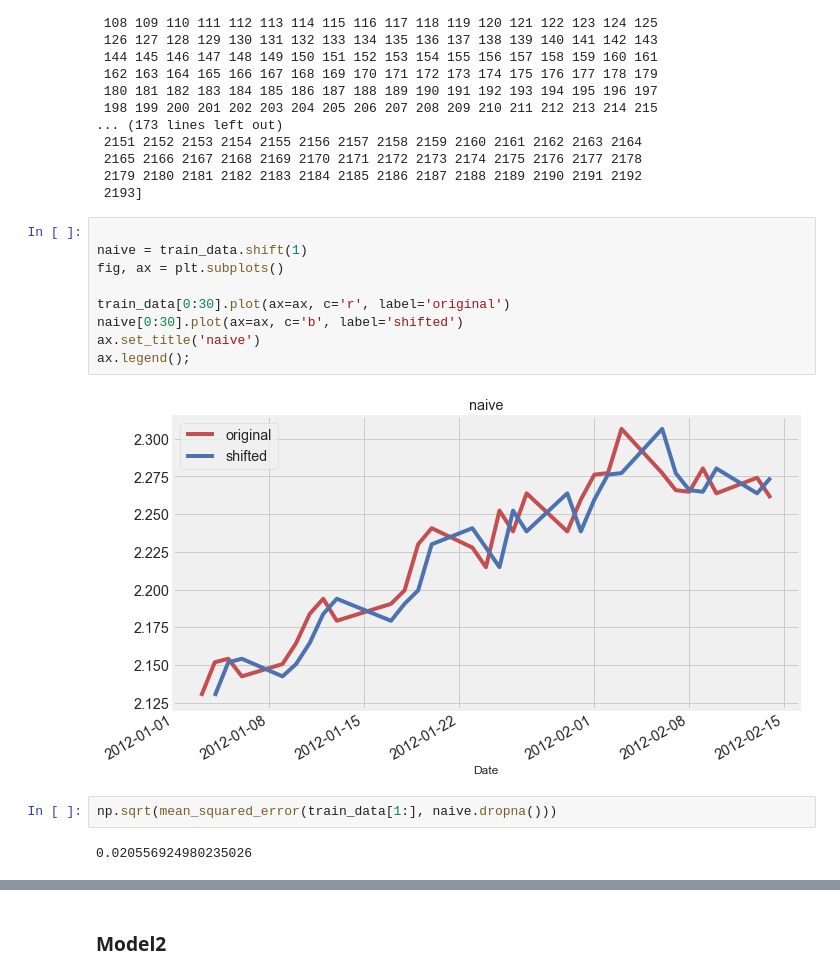
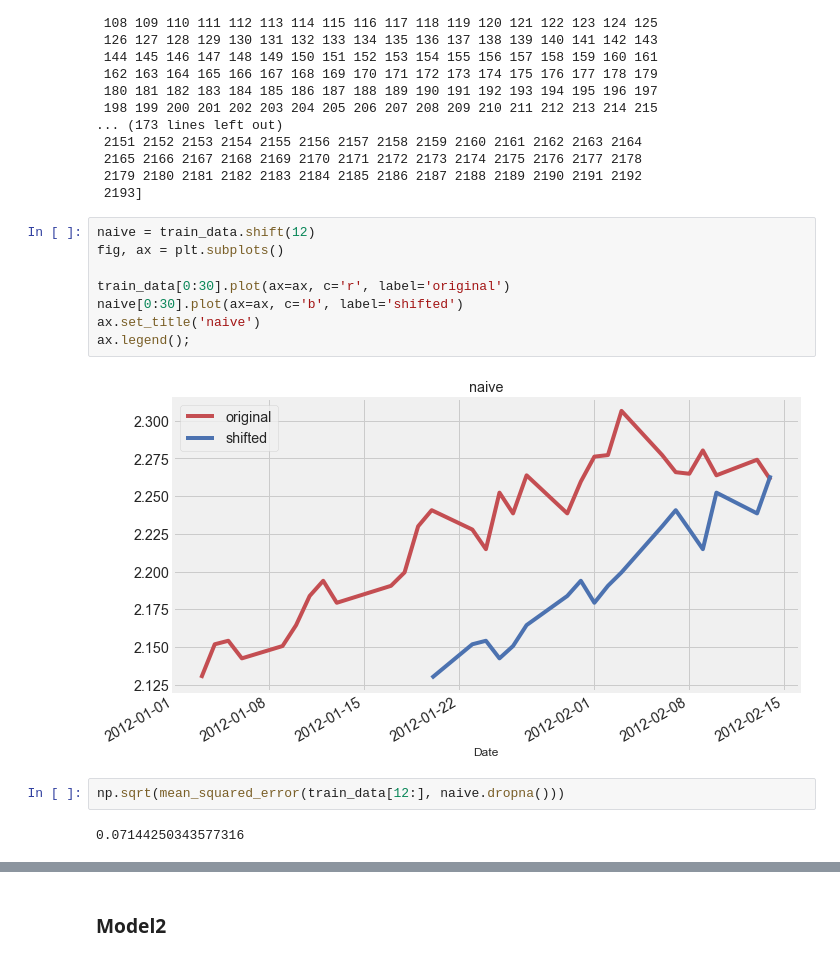
Before and after one commit to miazfryer/airlines_stocks, a Jupyter notebook: 02_ARIMA.ipynb, the cells around one changed output, grey strips where cells are left out. Cells and saved outputs as stored; diff of their text form.

```diff
--- a/02_ARIMA.ipynb
+++ b/02_ARIMA.ipynb
@@ -183,20 +190,19 @@ for train_ind, val_ind in split.split(train_data):
  2179 2180 2181 2182 2183 2184 2185 2186 2187 2188 2189 2190 2191 2192
  2193]
 # %%
-
-naive = train_data.shift(1)
+naive = train_data.shift(12)
 fig, ax = plt.subplots()
 
 train_data[0:30].plot(ax=ax, c='r', label='original')
 naive[0:30].plot(ax=ax, c='b', label='shifted')
 ax.set_title('naive')
 ax.legend();
 # %% [output]
-[figure, old version]
+[figure, new version]
 # %%
-np.sqrt(mean_squared_error(train_data[1:], naive.dropna()))
+np.sqrt(mean_squared_error(train_data[12:], naive.dropna()))
 # %% [output]
-0.020556924980235026
+0.07144250343577316
 # %%
 fig, ax = plt.subplots()
 residuals = naive[1:] - train_data[1:]
```
Also changed, not shown: parts of 12 cells of this notebook, 5 other files.
